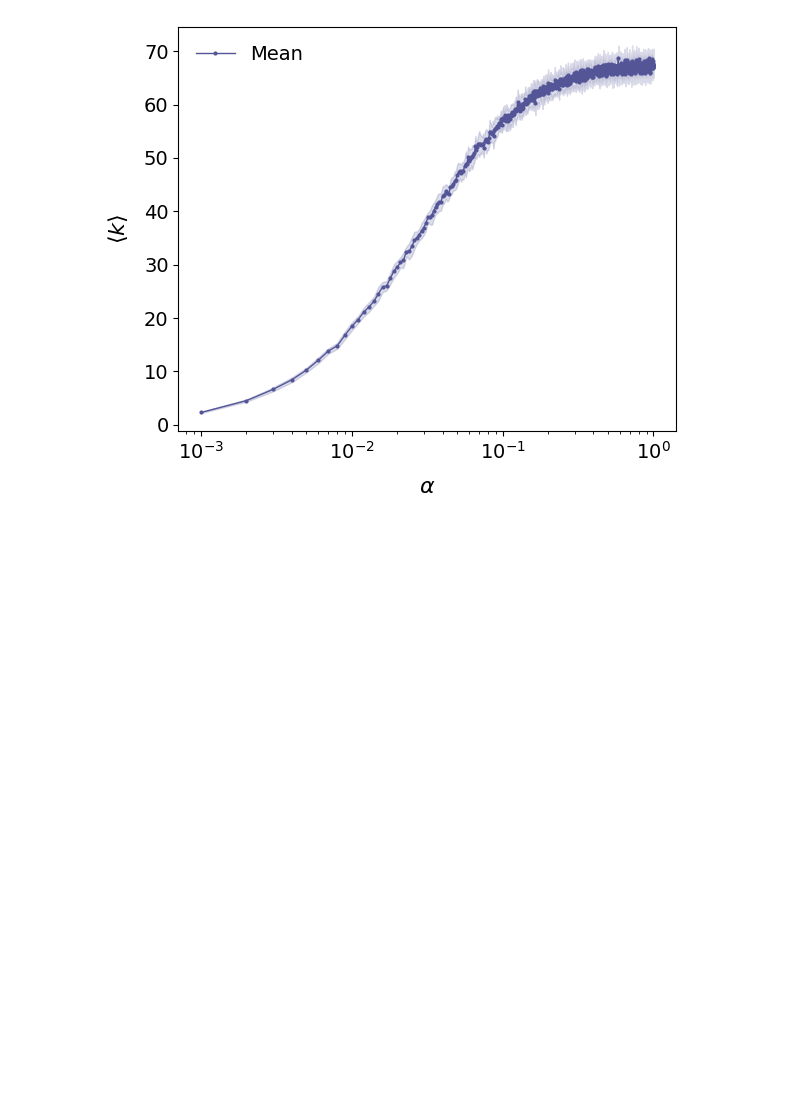
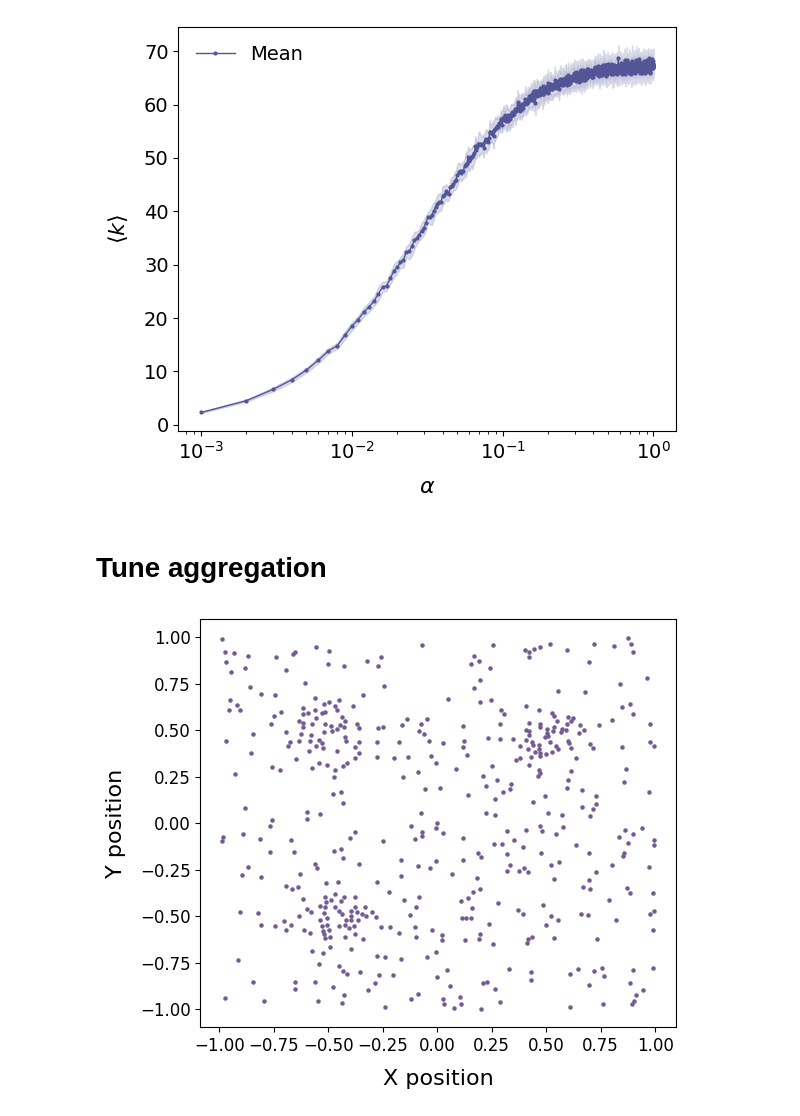
Before and after one commit to underDD/TFM, a Jupyter notebook: plots.ipynb, the cells around one changed output. Saved outputs shown, nothing was run; the diff lists cells and outputs as text; code cells hidden in the pictures; blank space fills up the shorter version.

```diff
--- a/plots.ipynb
+++ b/plots.ipynb
@@ -398,3 +398,21 @@ plt.legend(loc = 'best', frameon = False, fontsize = 14)
 plt.show()
 # %% [output]
 [figure]
+# %% [markdown]
+# Tune aggregation
+# %%
+positions = np.loadtxt("agrupation/neurons_params_agg1_ngauss4.txt", skiprows=1)
+x = positions[:,0]
+y = positions[:,1]
+
+plt.figure(figsize=(6,5))
+plt.scatter(x, y, s=5, color=sunset2(0.3))
+plt.xlabel('X position', fontsize=16, labelpad=10)
+plt.ylabel('Y position', fontsize=16, labelpad=10)
+plt.xticks(fontsize=12)
+plt.yticks(fontsize=12)
+plt.tight_layout()
+
+plt.show()
+# %% [output]
+[figure, added]
```
Also changed, not shown: parts of 2 cells of this notebook, 5 other files.
